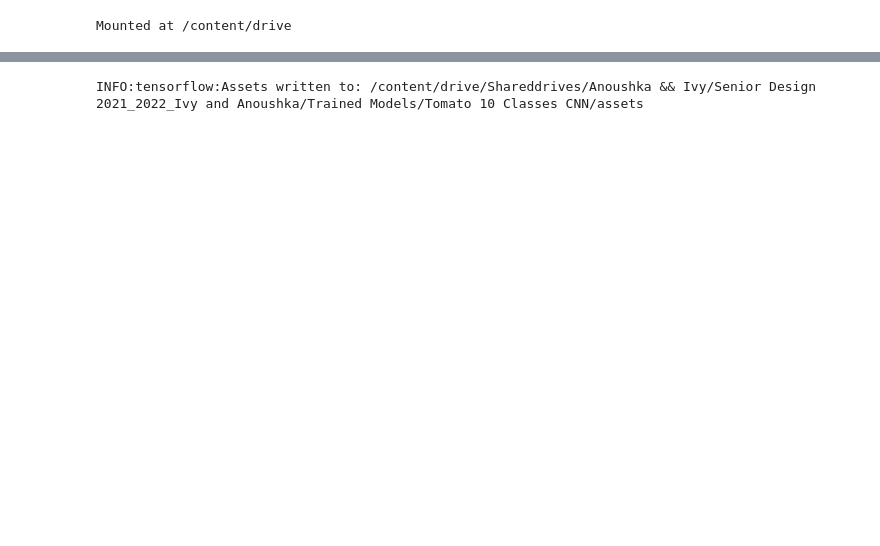
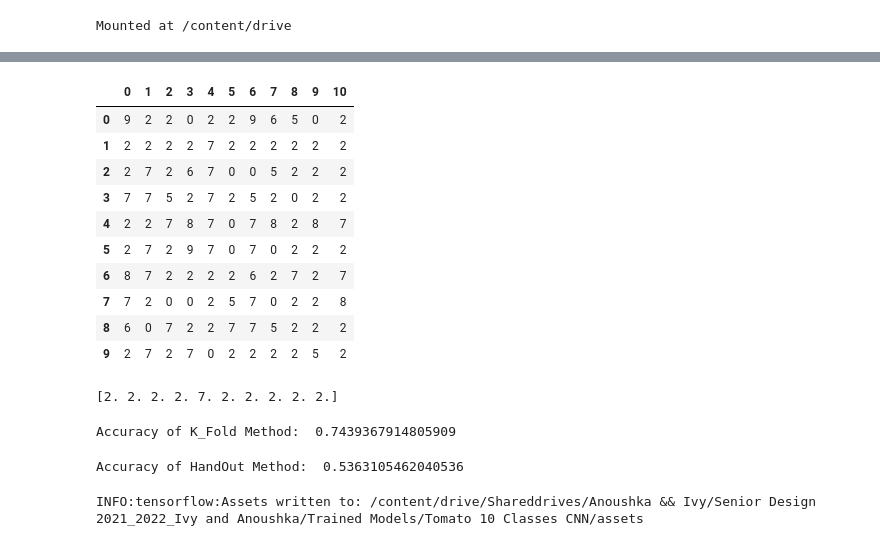
Before and after one commit to ivychung/plant-ML, a Jupyter notebook: tomato_10_classes.ipynb, the cells around one changed output, grey strips where cells are left out. Cells and saved outputs as stored; diff of their text form; code cells hidden in the pictures; blank space fills up the shorter version.

```diff
--- a/tomato_10_classes.ipynb
+++ b/tomato_10_classes.ipynb
@@ -366,3 +294,47 @@ Test accuracy: 0.4139868915081024
+# %%
+data_kfold[:10]
+# %% [output]
+|  | 0 | 1 | 2 | 3 | 4 | 5 | 6 | 7 | 8 | 9 | 10 |
+| 0 | 9 | 2 | 2 | 0 | 2 | 2 | 9 | 6 | 5 | 0 | 2 |
+| 1 | 2 | 2 | 2 | 2 | 7 | 2 | 2 | 2 | 2 | 2 | 2 |
+| 2 | 2 | 7 | 2 | 6 | 7 | 0 | 0 | 5 | 2 | 2 | 2 |
+| 3 | 7 | 7 | 5 | 2 | 7 | 2 | 5 | 2 | 0 | 2 | 2 |
+| 4 | 2 | 2 | 7 | 8 | 7 | 0 | 7 | 8 | 2 | 8 | 7 |
+| 5 | 2 | 7 | 2 | 9 | 7 | 0 | 7 | 0 | 2 | 2 | 2 |
+| 6 | 8 | 7 | 2 | 2 | 2 | 2 | 6 | 2 | 7 | 2 | 7 |
+| 7 | 7 | 2 | 0 | 0 | 2 | 5 | 7 | 0 | 2 | 2 | 8 |
+| 8 | 6 | 0 | 7 | 2 | 2 | 7 | 7 | 5 | 2 | 2 | 2 |
+| 9 | 2 | 7 | 2 | 7 | 0 | 2 | 2 | 2 | 2 | 5 | 2 |
+# %%
+from collections import Counter
+y_pred1 = np.zeros(len(data_kfold))
+# print(int(data_kfold.loc[0].mode()))
+
+for i in range(len(data_kfold)):
+  c = Counter(data_kfold.loc[i])
+  y_pred1[i] = c.most_common(1)[0][0]
+
+print(y_pred1[:10])
+# %% [output]
+[2. 2. 2. 2. 7. 2. 2. 2. 2. 2.]
+# %%
+# Taking The Label with Maximum Occurences
+# https://www.analyticsvidhya.com/blog/2021/09/how-to-apply-k-fold-averaging-on-deep-learning-classifier/
+# https://github.com/r-sajal/DeepLearning-/blob/master/ComputerVision/k-fold-accuracy-comparison-blog.ipynb
+
+y_true = np.argmax(y_train,axis=1)
+# check why there is an uneven number
+print( "Accuracy of K_Fold Method: ", accuracy_score(y_true[:len(y_pred1)], y_pred1) )
+# %% [output]
+Accuracy of K_Fold Method:  0.7439367914805909
+# %%
+# testing on single iteration of HoldOut
+y_pred2 = data_kfold[0]
+
+# check why there is an uneven number
+print( "Accuracy of HandOut Method: ", accuracy_score(y_true[:len(y_pred1)], y_pred2) )
+# %% [output]
+Accuracy of HandOut Method:  0.5363105462040536
 # %%
 # testing saving trained model
 save_path = '/content/drive/Shareddrives/Anoushka && Ivy/Senior Design 2021_2022_Ivy and Anoushka/Trained Models/Tomato 10 Classes CNN/'
```
Also changed, not shown: parts of 23 cells of this notebook.
